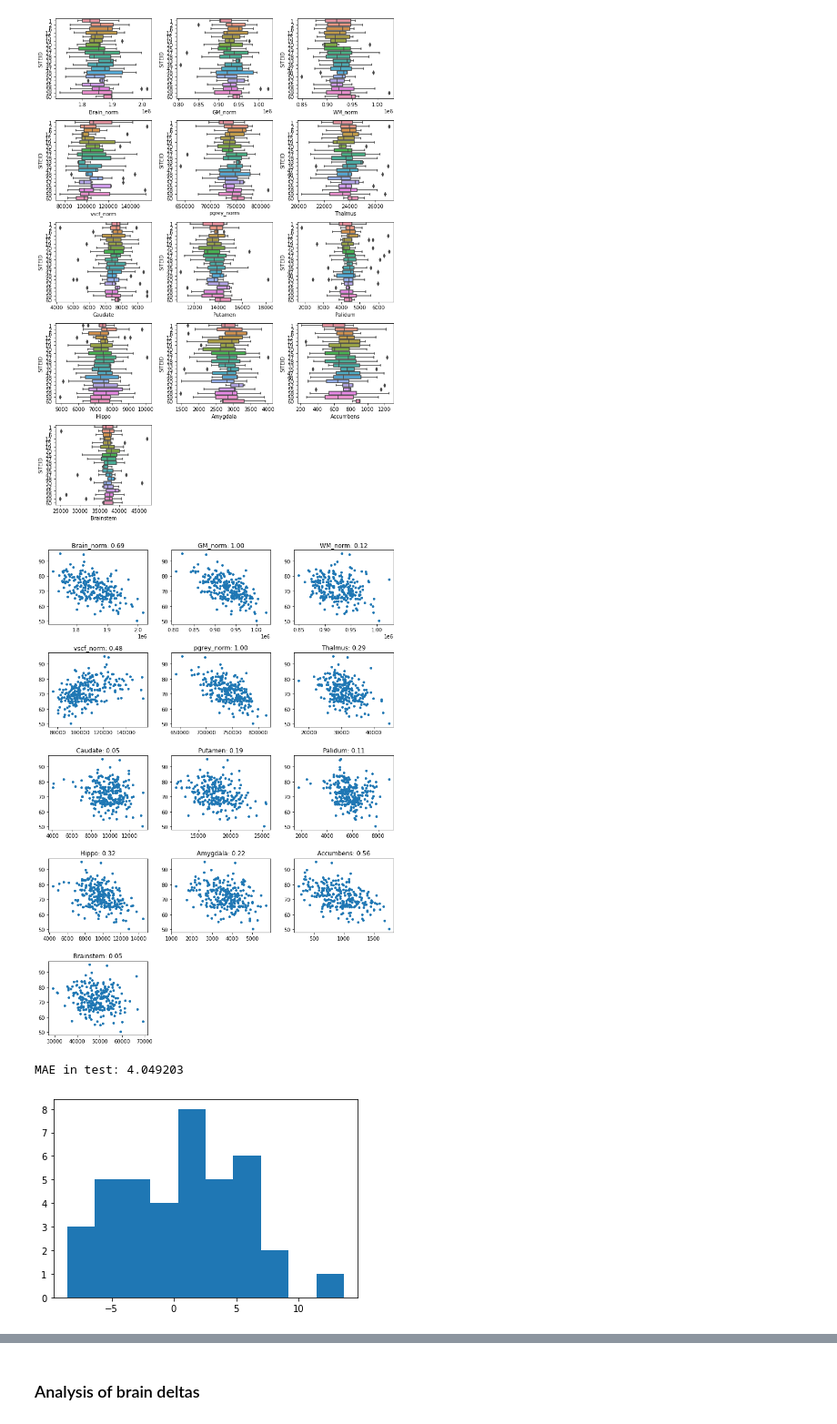
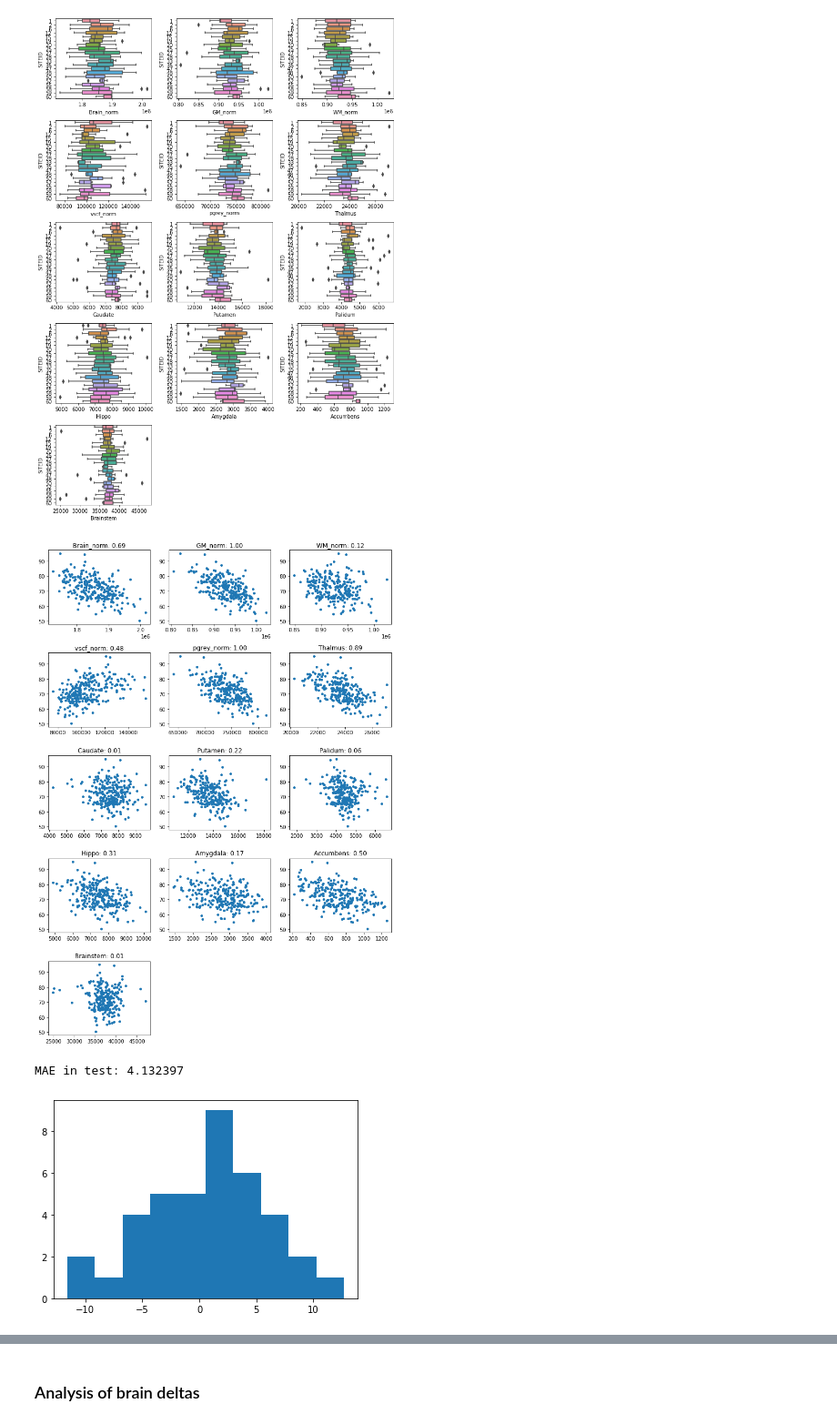
Before and after one commit to JGarciaCondado/ADNIBrainAge, a Jupyter notebook: jupyternotebooks/data_exploration.ipynb, the cells around one changed output, grey strips where cells are left out. Shown at 91% size. Cells and saved outputs as stored; diff of their text form; code cells hidden in the pictures.

```diff
--- a/jupyternotebooks/data_exploration.ipynb
+++ b/jupyternotebooks/data_exploration.ipynb
@@ -159,9 +147,6 @@ from sklearn.feature_selection import f_regression
 
 X = df_features_harm[features].to_numpy()
 Y = df_controls['AGE'].to_numpy()
-# Normalize subcortical features by size of brain
-vscale = df_controls['Vscale'].to_numpy()
-X[:, 5:] = X[:, 5:]*vscale[:, None]
 
 f_test, _ = f_regression(X, Y)
 f_test /= np.max(f_test) # We normalize beacuse we are interested in relative values
@@ -173,7 +158,7 @@ for d in range (len(features)):
     plt.title("{0}: {1:.2f}".format(features[d],f_test[d]))
 plt.tight_layout()
 # %% [output]
-[figure, old version]
+[figure, new version]
 # %%
 # Generate train and test partitions
 X_train, X_test, Y_train, Y_test = train_test_split(X, Y, test_size=0.15, random_state=0)
@@ -185,17 +170,17 @@ X_test_norm =  transformer.transform(X_test)
 # %%
 from sklearn.linear_model import LinearRegression
 
 LR = LinearRegression(fit_intercept='True')
 # Train the model
-LR.fit(X_train, Y_train)
+LR.fit(X_train_norm, Y_train)
 
 # Compute the predictions over test data
-f_test = LR.predict(X_test)
+f_test = LR.predict(X_test_norm)
 errors = Y_test-f_test
 MAE_test = np.mean(np.abs(errors))
 print('MAE in test: %f' % MAE_test)
 plt.hist(errors)
 plt.show()
 # %% [output]
-MAE in test: 4.049203
+MAE in test: 4.132397
-[figure, old version]
+[figure, new version]
```
Also changed, not shown: parts of 14 cells of this notebook.
